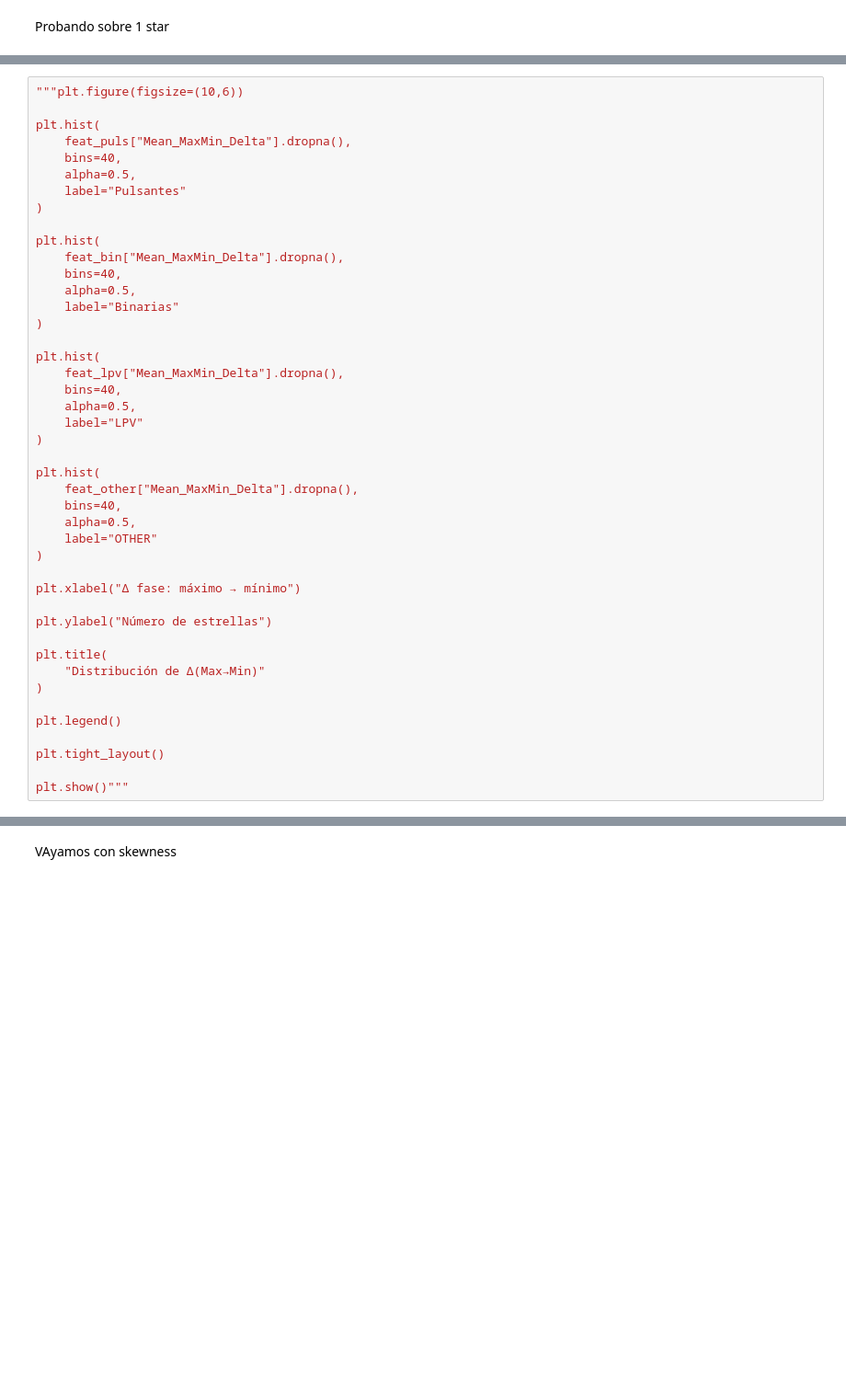
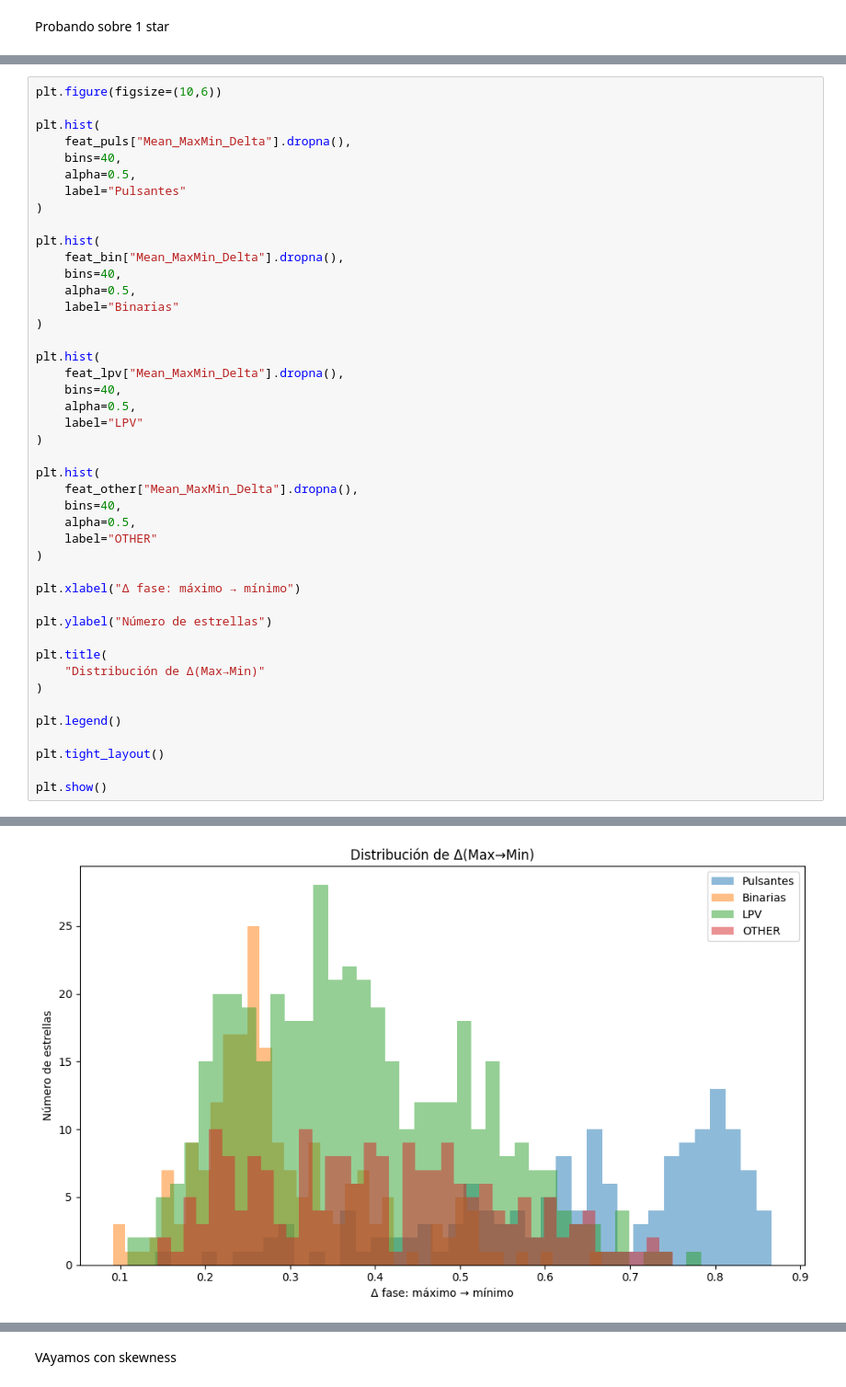
Before and after one commit to Brunelleschk1/Personal-projects, a Jupyter notebook: Proyectos de Astronomía/Laboratorio Final/ehhhh.ipynb, the cells around one changed output, grey strips where cells are left out. Shown at 92% size. Saved outputs shown, nothing was run; the diff lists cells and outputs as text; blank space fills up the shorter version.

```diff
--- a/Proyectos de Astronomía/Laboratorio Final/ehhhh.ipynb
+++ b/Proyectos de Astronomía/Laboratorio Final/ehhhh.ipynb
@@ -1196,5 +1065,5 @@ plt.show()"""
 # %%
-"""plt.figure(figsize=(10,6))
+plt.figure(figsize=(10,6))
 
 plt.hist(
     feat_puls["Mean_MaxMin_Delta"].dropna(),
@@ -1236,5 +1105,5 @@ plt.legend()
 
 plt.tight_layout()
 
-plt.show()"""
+plt.show()
 # %% [output]
@@ -1242 +1110,2 @@ plt.show()"""
+[figure, added]
 # %%
```
Also changed, not shown: parts of 39 cells of this notebook.
